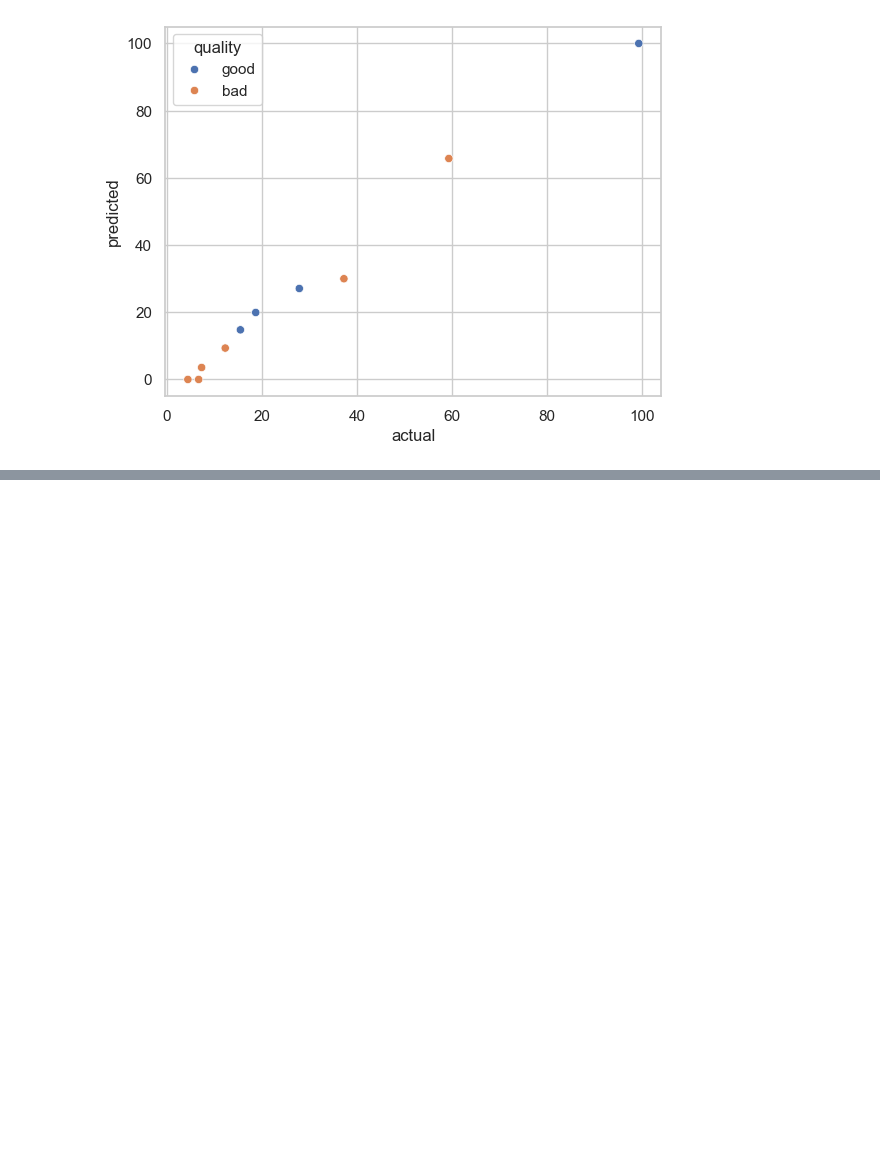
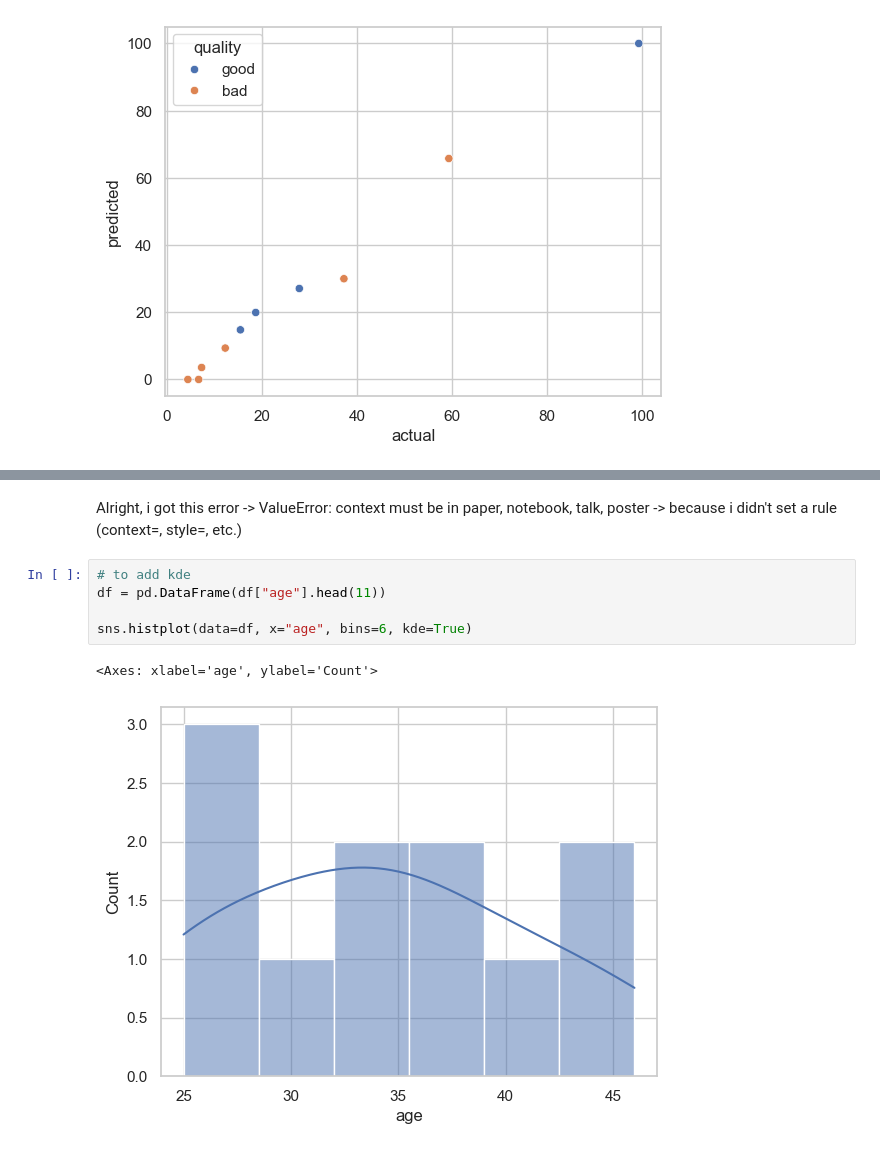
Before and after one commit to AkumaGPT/practice_seaborn, a Jupyter notebook: main.ipynb, the cells around one changed output, grey strips where cells are left out. Drawn from its saved outputs; the diff is of its cells as text; blank space fills up the shorter version.

```diff
--- a/main.ipynb
+++ b/main.ipynb
@@ -77,0 +93,10 @@ plt.show()
+# %% [markdown]
+Alright, i got this error -> ValueError: context must be in paper, notebook, talk, poster -> because i didn't set a rule (context=, style=, etc.)
+# %%
+# to add kde
+df = pd.DataFrame(df["age"].head(11))
+
+sns.histplot(data=df, x="age", bins=6, kde=True)
+# %% [output]
+<Axes: xlabel='age', ylabel='Count'>
+[figure, added]
```
Also changed, not shown: parts of 5 cells of this notebook.
